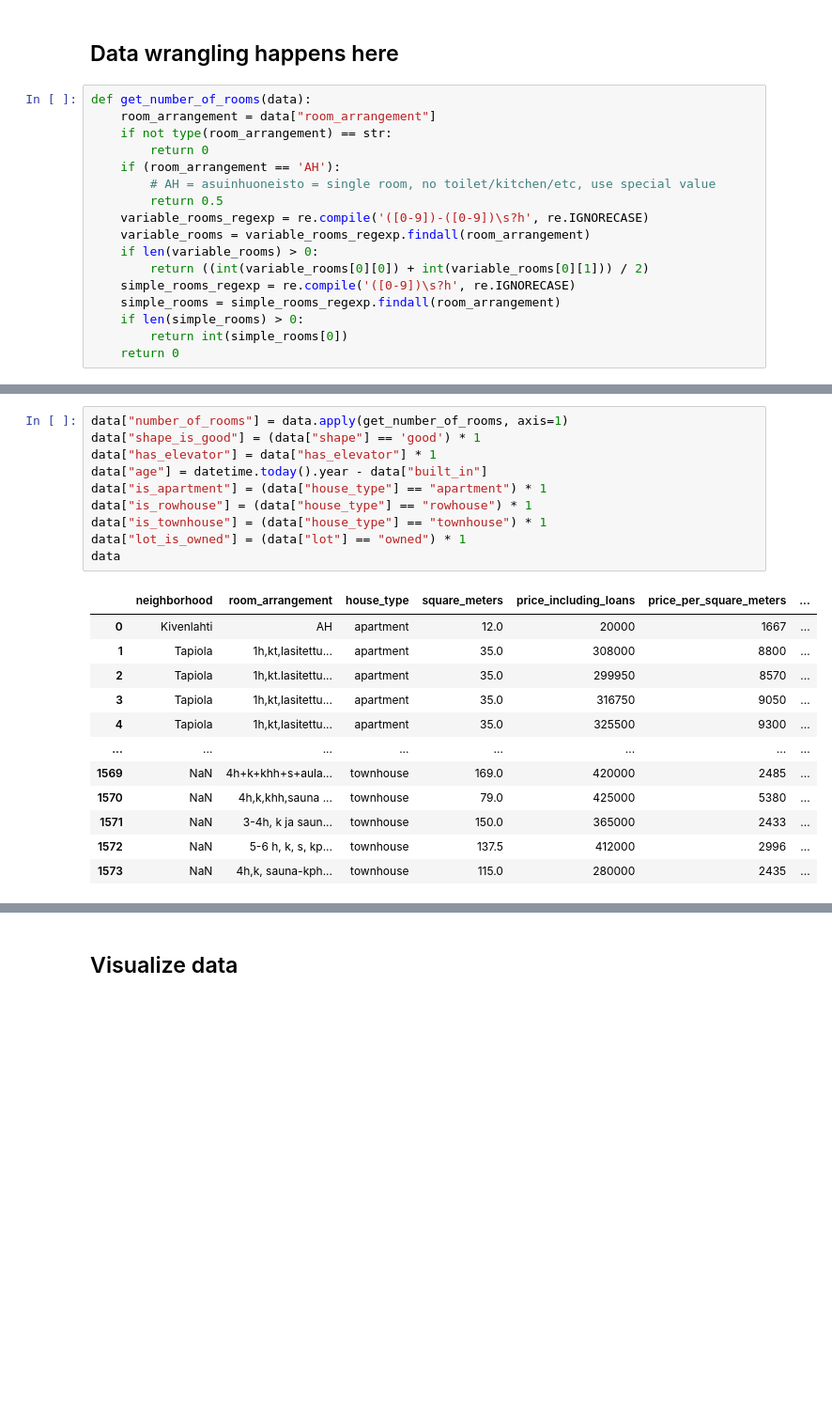
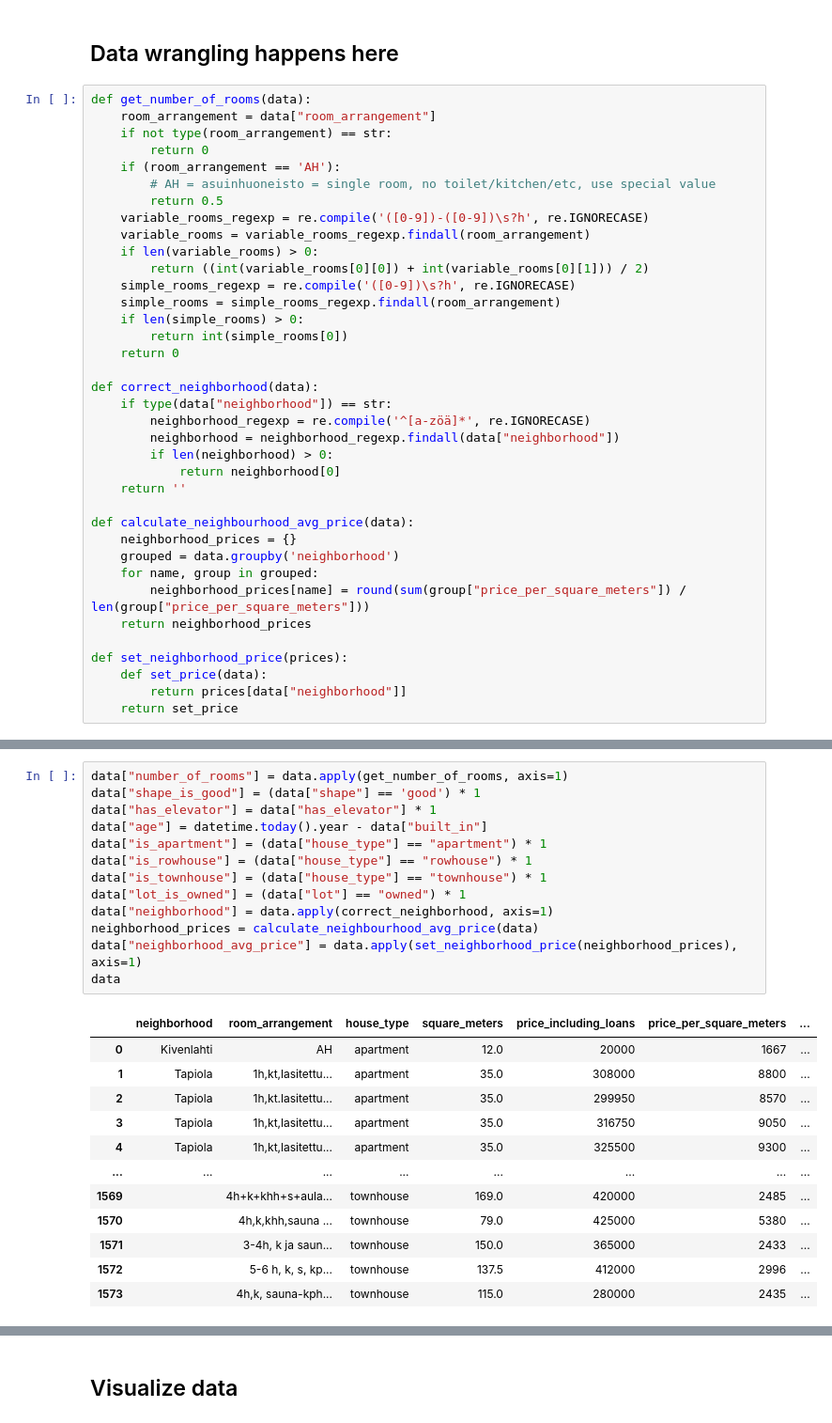
Before and after one commit to jelmnainen/arvottaja, a Jupyter notebook: explorations/data-exploration.ipynb, the cells around one changed output, grey strips where cells are left out. Shown: that part at 94% size. Drawn from its saved outputs; the diff is of its cells as text; blank space fills up the shorter version.

Commit message:
Add neighborhood estimation

```diff
--- a/explorations/data-exploration.ipynb
+++ b/explorations/data-exploration.ipynb
@@ -44,3 +44,23 @@ def get_number_of_rooms(data):
     if len(simple_rooms) > 0:
         return int(simple_rooms[0])
     return 0
+
+def correct_neighborhood(data):
+    if type(data["neighborhood"]) == str:
+        neighborhood_regexp = re.compile('^[a-zöä]*', re.IGNORECASE)
+        neighborhood = neighborhood_regexp.findall(data["neighborhood"])
+        if len(neighborhood) > 0:
+            return neighborhood[0]
+    return ''
+
+def calculate_neighbourhood_avg_price(data):
+    neighborhood_prices = {}
+    grouped = data.groupby('neighborhood')
+    for name, group in grouped:
+        neighborhood_prices[name] = round(sum(group["price_per_square_meters"]) / len(group["price_per_square_meters"]))
+    return neighborhood_prices
+
+def set_neighborhood_price(prices):
+    def set_price(data):
+        return prices[data["neighborhood"]]
+    return set_price
@@ -62,23 +67,26 @@ Name: has_elevator, Length: 1574, dtype: int64
 # %%
 data["number_of_rooms"] = data.apply(get_number_of_rooms, axis=1)
 data["shape_is_good"] = (data["shape"] == 'good') * 1
 data["has_elevator"] = data["has_elevator"] * 1
 data["age"] = datetime.today().year - data["built_in"]
 data["is_apartment"] = (data["house_type"] == "apartment") * 1
 data["is_rowhouse"] = (data["house_type"] == "rowhouse") * 1
 data["is_townhouse"] = (data["house_type"] == "townhouse") * 1
 data["lot_is_owned"] = (data["lot"] == "owned") * 1
+data["neighborhood"] = data.apply(correct_neighborhood, axis=1)
+neighborhood_prices = calculate_neighbourhood_avg_price(data)
+data["neighborhood_avg_price"] = data.apply(set_neighborhood_price(neighborhood_prices), axis=1)
 data
 # %% [output]
 |  | neighborhood | room_arrangement | house_type | square_meters | price_including_loans | price_per_square_meters | ... |
 | 0 | Kivenlahti | AH | apartment | 12.0 | 20000 | 1667 | ... |
 | 1 | Tapiola | 1h,kt,lasitettu... | apartment | 35.0 | 308000 | 8800 | ... |
 | 2 | Tapiola | 1h,kt.lasitettu... | apartment | 35.0 | 299950 | 8570 | ... |
 | 3 | Tapiola | 1h,kt,lasitettu... | apartment | 35.0 | 316750 | 9050 | ... |
 | 4 | Tapiola | 1h,kt,lasitettu... | apartment | 35.0 | 325500 | 9300 | ... |
 | ... | ... | ... | ... | ... | ... | ... | ... |
-| 1569 | NaN | 4h+k+khh+s+aula... | townhouse | 169.0 | 420000 | 2485 | ... |
-| 1570 | NaN | 4h,k,khh,sauna ... | townhouse | 79.0 | 425000 | 5380 | ... |
-| 1571 | NaN | 3-4h, k ja saun... | townhouse | 150.0 | 365000 | 2433 | ... |
-| 1572 | NaN | 5-6 h, k, s, kp... | townhouse | 137.5 | 412000 | 2996 | ... |
-| 1573 | NaN | 4h,k, sauna-kph... | townhouse | 115.0 | 280000 | 2435 | ... |
+| 1569 |  | 4h+k+khh+s+aula... | townhouse | 169.0 | 420000 | 2485 | ... |
+| 1570 |  | 4h,k,khh,sauna ... | townhouse | 79.0 | 425000 | 5380 | ... |
+| 1571 |  | 3-4h, k ja saun... | townhouse | 150.0 | 365000 | 2433 | ... |
+| 1572 |  | 5-6 h, k, s, kp... | townhouse | 137.5 | 412000 | 2996 | ... |
+| 1573 |  | 4h,k, sauna-kph... | townhouse | 115.0 | 280000 | 2435 | ... |
```
Also changed, not shown: parts of 19 cells of this notebook, 1 other file.
